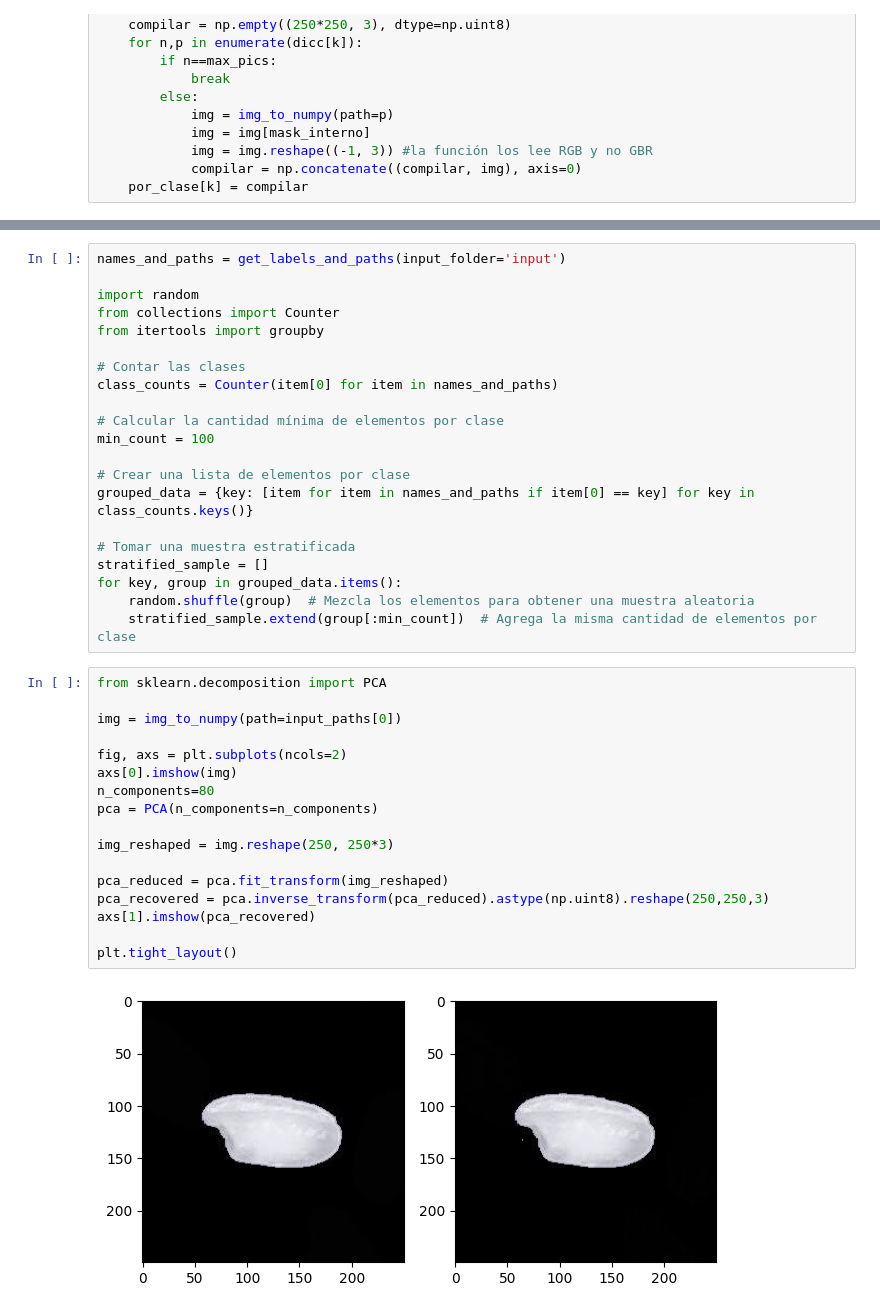
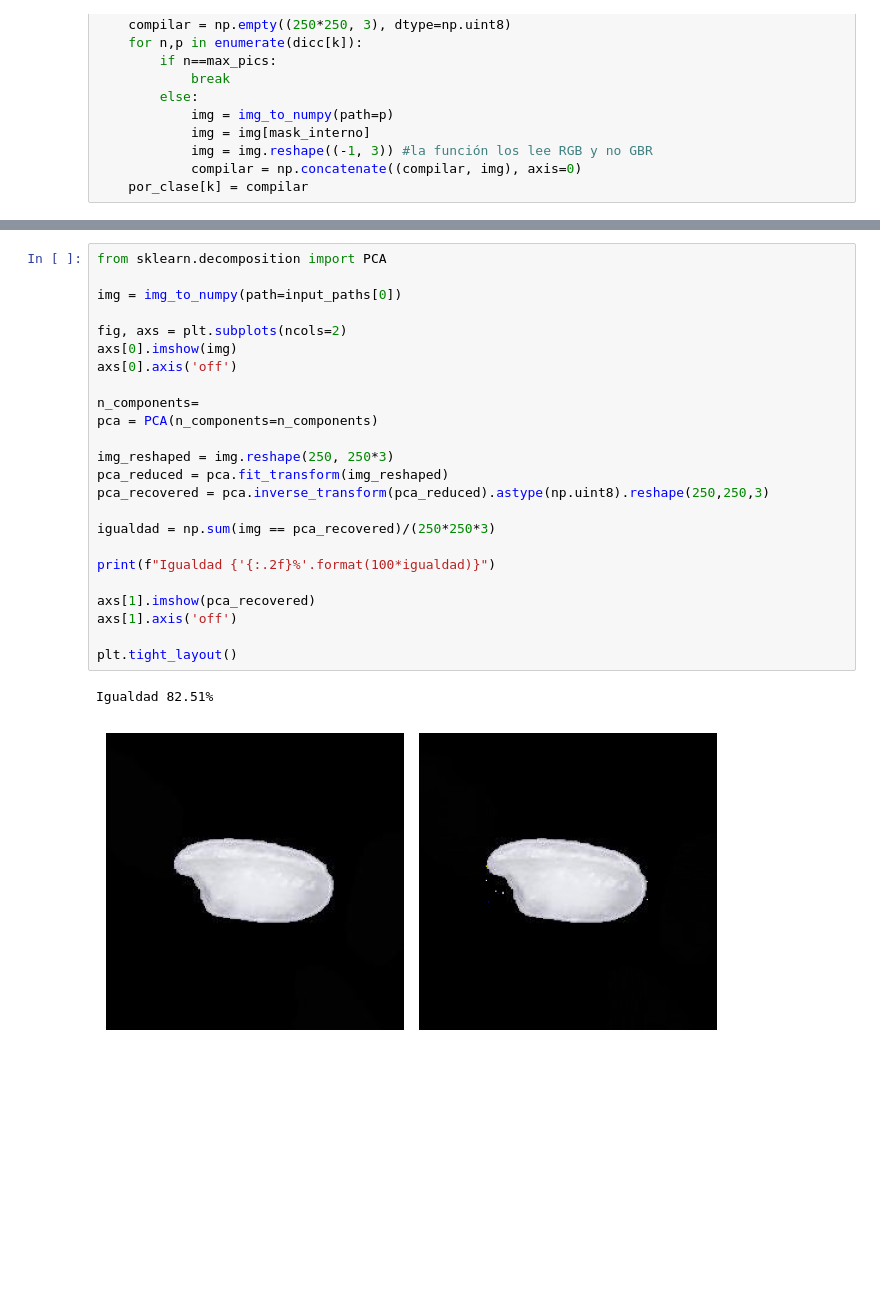
Before and after one commit to Ignacio-Ibarra/unsupervised-rice-image-segmentation, a Jupyter notebook: exploracion.ipynb, the cells around one changed output, grey strips where cells are left out. Saved outputs shown, nothing was run; the diff lists cells and outputs as text; blank space fills up the shorter version.

```diff
--- a/exploracion.ipynb
+++ b/exploracion.ipynb
@@ -121,40 +121,27 @@ plt.show()
-# %%
-names_and_paths = get_labels_and_paths(input_folder='input')
-
-import random
-from collections import Counter
-from itertools import groupby
-
-# Contar las clases
-class_counts = Counter(item[0] for item in names_and_paths)
-
-# Calcular la cantidad mínima de elementos por clase
-min_count = 100
-
-# Crear una lista de elementos por clase
-grouped_data = {key: [item for item in names_and_paths if item[0] == key] for key in class_counts.keys()}
-
-# Tomar una muestra estratificada
-stratified_sample = []
-for key, group in grouped_data.items():
-    random.shuffle(group)  # Mezcla los elementos para obtener una muestra aleatoria
-    stratified_sample.extend(group[:min_count])  # Agrega la misma cantidad de elementos por clase
 # %%
 from sklearn.decomposition import PCA
 
 img = img_to_numpy(path=input_paths[0])
 
 fig, axs = plt.subplots(ncols=2)
 axs[0].imshow(img)
-n_components=80
+axs[0].axis('off')
+
+n_components=
 pca = PCA(n_components=n_components)
 
 img_reshaped = img.reshape(250, 250*3)
-
 pca_reduced = pca.fit_transform(img_reshaped)
 pca_recovered = pca.inverse_transform(pca_reduced).astype(np.uint8).reshape(250,250,3)
+
+igualdad = np.sum(img == pca_recovered)/(250*250*3)
+
+print(f"Igualdad {'{:.2f}%'.format(100*igualdad)}")
+
 axs[1].imshow(pca_recovered)
+axs[1].axis('off')
 
 plt.tight_layout()
 # %% [output]
+Igualdad 82.51%
-[figure, old version]
+[figure, new version]
```
Also changed, not shown: parts of 4 cells of this notebook.
